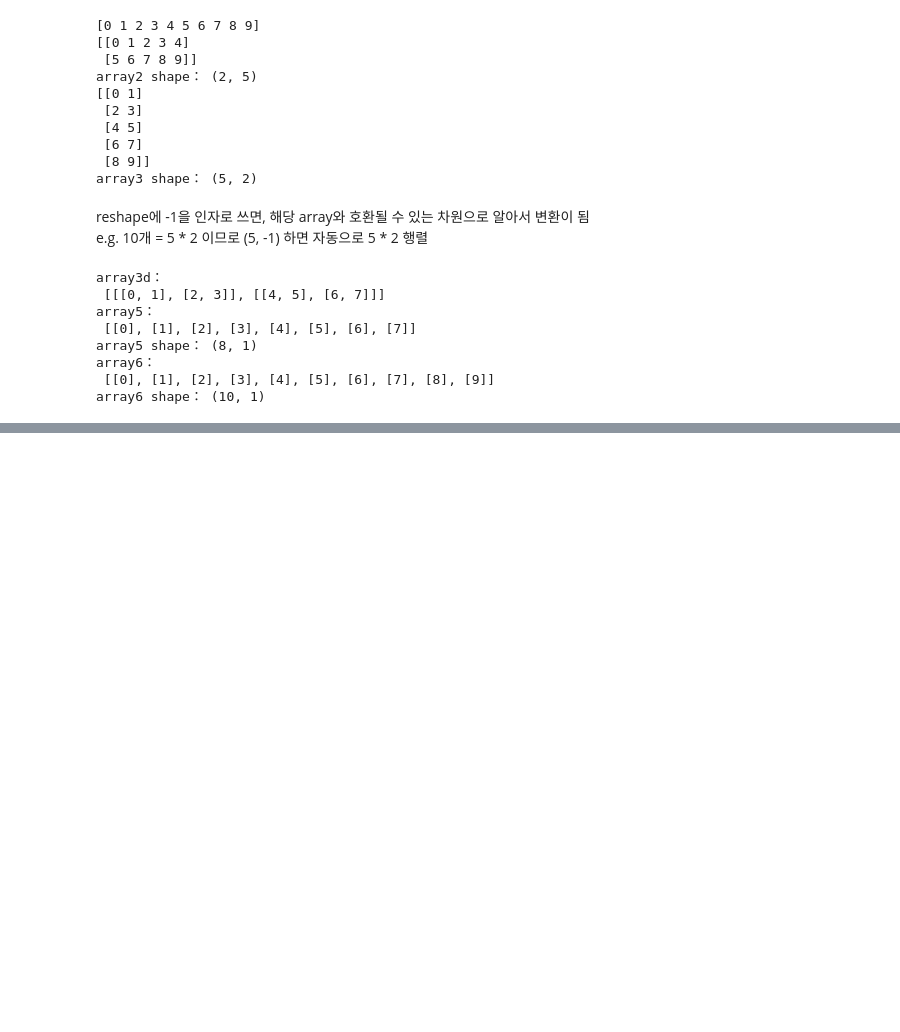
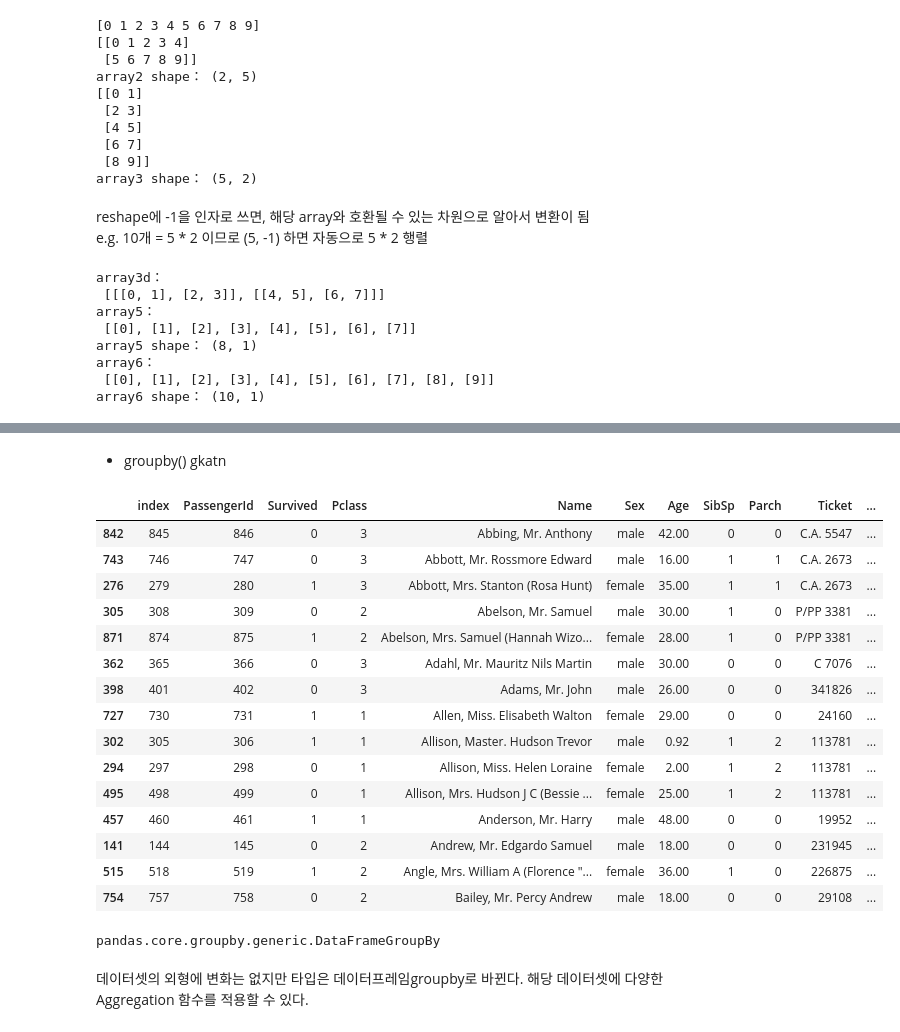
Before and after one commit to jihye0115/ML-by-python-with-ESAA, a Jupyter notebook: CH01_파이썬 기반의 머신러닝과 생태계 이해.ipynb, the cells around one changed output, grey strips where cells are left out. Saved outputs shown, nothing was run; the diff lists cells and outputs as text; code cells hidden in the pictures; blank space fills up the shorter version.

```diff
--- a/CH01_파이썬 기반의 머신러닝과 생태계 이해.ipynb
+++ b/CH01_파이썬 기반의 머신러닝과 생태계 이해.ipynb
@@ -193,0 +483,7 @@ array6 shape： (10, 1)
+# %%
+#인덱스 초기화, 기존 인덱스 삭제
+titanic_df = pd.read_csv(r'C:\Users\JIHYE\Desktop\projects\Python_ML_guide\data\titanic\titanic_train.csv')
+titanic_df.drop([0,1,2],inplace = True, axis = 0)
+print(titanic_df.head(3))
+titanic_df.reset_index(inplace=True)
+print(titanic_df.head(3))
@@ -193,0 +565,3 @@ array6 shape： (10, 1)
+# %%
+titanic_df.sort_values(by=['Name'],inplace=True)
+titanic_df.head(5)
@@ -193,0 +594,28 @@ array6 shape： (10, 1)
+# %% [markdown]
+* groupby() gkatn
+# %%
+titanic_Pclass_group = titanic_df.groupby(by="Pclass")
+titanic_Pclass_group.head(5)
+# %% [output]
+|  | index | PassengerId | Survived | Pclass | Name | Sex | Age | SibSp | Parch | Ticket | ... |
+| 842 | 845 | 846 | 0 | 3 | Abbing, Mr. Anthony | male | 42.00 | 0 | 0 | C.A. 5547 | ... |
+| 743 | 746 | 747 | 0 | 3 | Abbott, Mr. Rossmore Edward | male | 16.00 | 1 | 1 | C.A. 2673 | ... |
+| 276 | 279 | 280 | 1 | 3 | Abbott, Mrs. Stanton (Rosa Hunt) | female | 35.00 | 1 | 1 | C.A. 2673 | ... |
+| 305 | 308 | 309 | 0 | 2 | Abelson, Mr. Samuel | male | 30.00 | 1 | 0 | P/PP 3381 | ... |
+| 871 | 874 | 875 | 1 | 2 | Abelson, Mrs. Samuel (Hannah Wizo... | female | 28.00 | 1 | 0 | P/PP 3381 | ... |
+| 362 | 365 | 366 | 0 | 3 | Adahl, Mr. Mauritz Nils Martin | male | 30.00 | 0 | 0 | C 7076 | ... |
+| 398 | 401 | 402 | 0 | 3 | Adams, Mr. John | male | 26.00 | 0 | 0 | 341826 | ... |
+| 727 | 730 | 731 | 1 | 1 | Allen, Miss. Elisabeth Walton | female | 29.00 | 0 | 0 | 24160 | ... |
+| 302 | 305 | 306 | 1 | 1 | Allison, Master. Hudson Trevor | male | 0.92 | 1 | 2 | 113781 | ... |
+| 294 | 297 | 298 | 0 | 1 | Allison, Miss. Helen Loraine | female | 2.00 | 1 | 2 | 113781 | ... |
+| 495 | 498 | 499 | 0 | 1 | Allison, Mrs. Hudson J C (Bessie ... | female | 25.00 | 1 | 2 | 113781 | ... |
+| 457 | 460 | 461 | 1 | 1 | Anderson, Mr. Harry | male | 48.00 | 0 | 0 | 19952 | ... |
+| 141 | 144 | 145 | 0 | 2 | Andrew, Mr. Edgardo Samuel | male | 18.00 | 0 | 0 | 231945 | ... |
+| 515 | 518 | 519 | 1 | 2 | Angle, Mrs. William A (Florence "... | female | 36.00 | 1 | 0 | 226875 | ... |
+| 754 | 757 | 758 | 0 | 2 | Bailey, Mr. Percy Andrew | male | 18.00 | 0 | 0 | 29108 | ... |
+# %%
+type(titanic_Pclass_group)
+# %% [output]
+pandas.core.groupby.generic.DataFrameGroupBy
+# %% [markdown]
+데이터셋의 외형에 변화는 없지만 타입은 데이터프레임groupby로 바뀐다. 해당 데이터셋에 다양한 Aggregation 함수를 적용할 수 있다.
```
Also changed, not shown: parts of 72 cells of this notebook.
